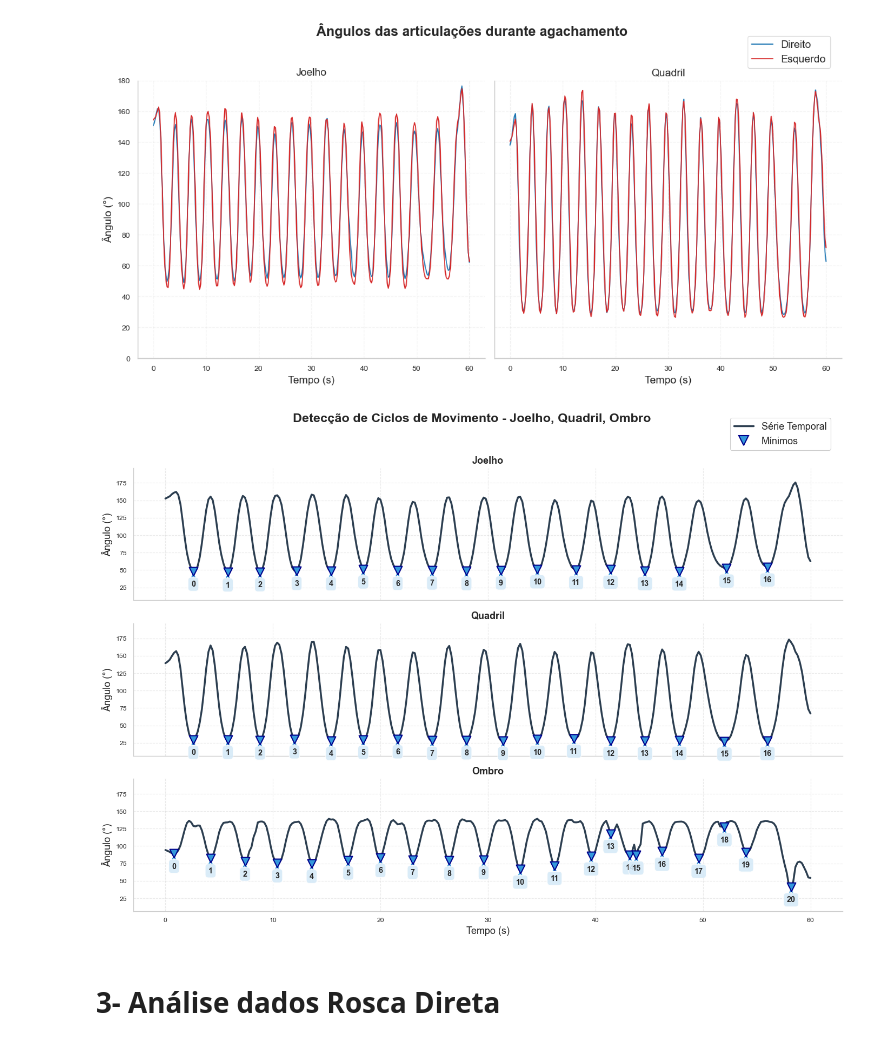
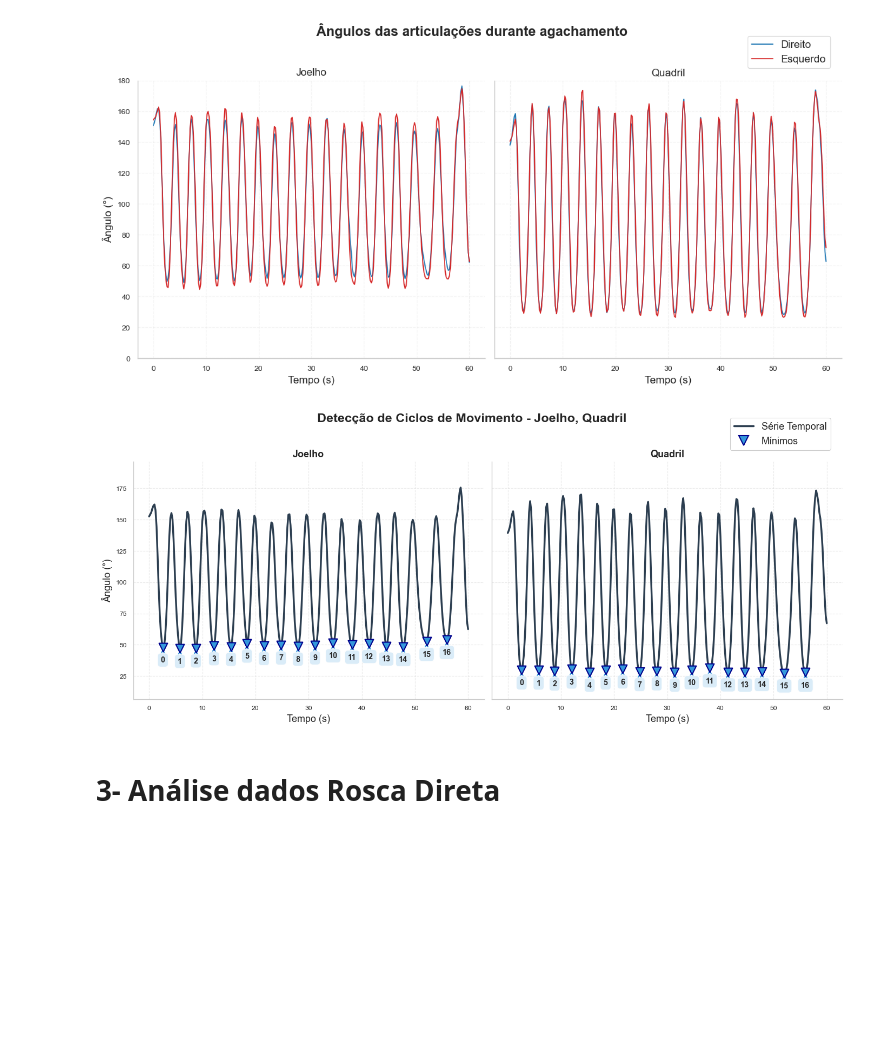
Before and after one commit to RafaelLuckner/RACE, a Jupyter notebook: 1-Análise_detalhada_landmarks.ipynb, the cells around one changed output. Cells and saved outputs as stored; diff of their text form; code cells hidden in the pictures; blank space fills up the shorter version.

```diff
--- a/1-Análise_detalhada_landmarks.ipynb
+++ b/1-Análise_detalhada_landmarks.ipynb
@@ -112,15 +114,15 @@ plotar_grafico_angulos(df_angles_agachamento_mm3, 'Ângulos das articulações d
 # %% [output]
 [figure]
 # %%
-# Múltiplas articulações com hiperparâmetros DIFERENTES para cada uma
+# Utilizando método de detecção de repetições baseado em vales para contagem das repetições de agachamento
 detectar_repeticoes_exercicio(
     df_angles_agachamento_mm3,
-    articulacoes=['joelho', 'quadril', 'ombro'],
+    articulacoes=['joelho', 'quadril'],
     tipo_deteccao='vales',
     fontsize=13
 )
 # %% [output]
-[figure, old version]
+[figure, new version]
 # %% [markdown]
 # 3- Análise dados Rosca Direta
 # %%
```
Also changed, not shown: parts of 9 cells of this notebook, 1 other file.
